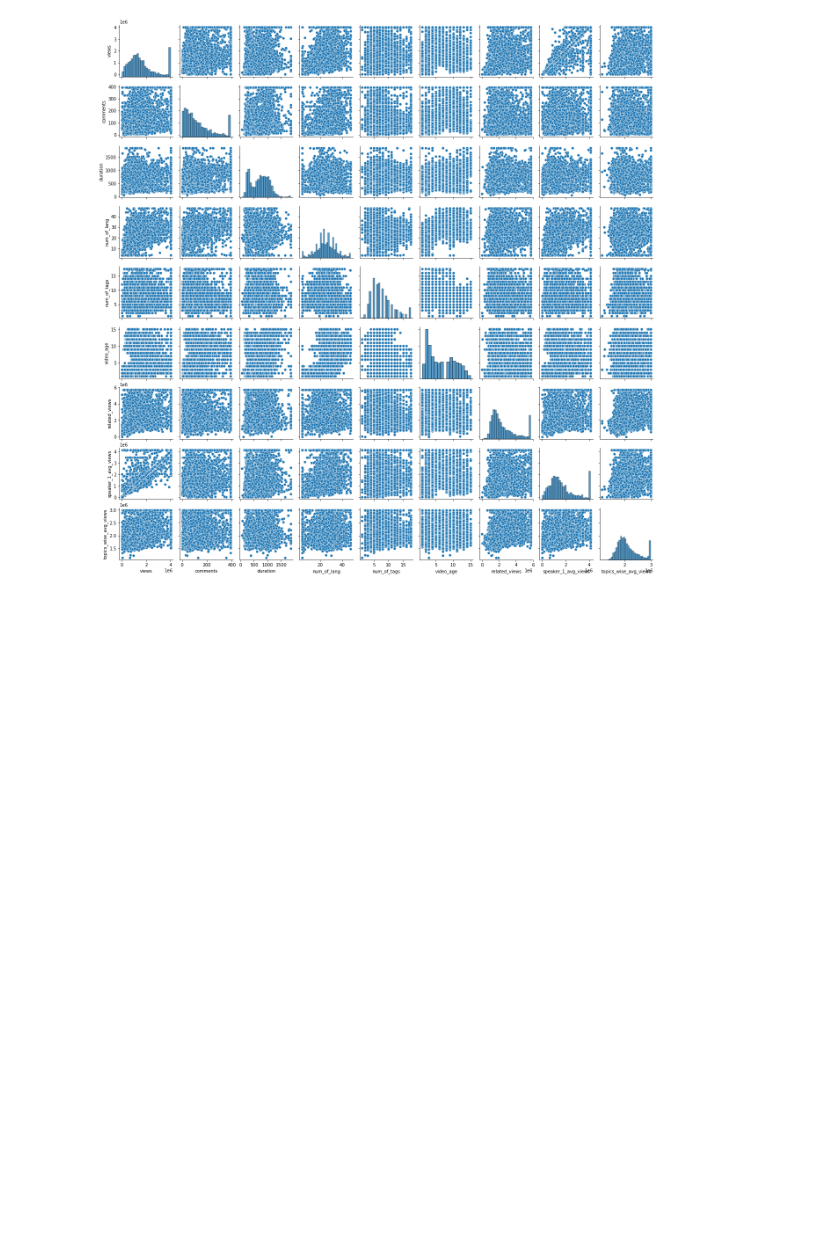
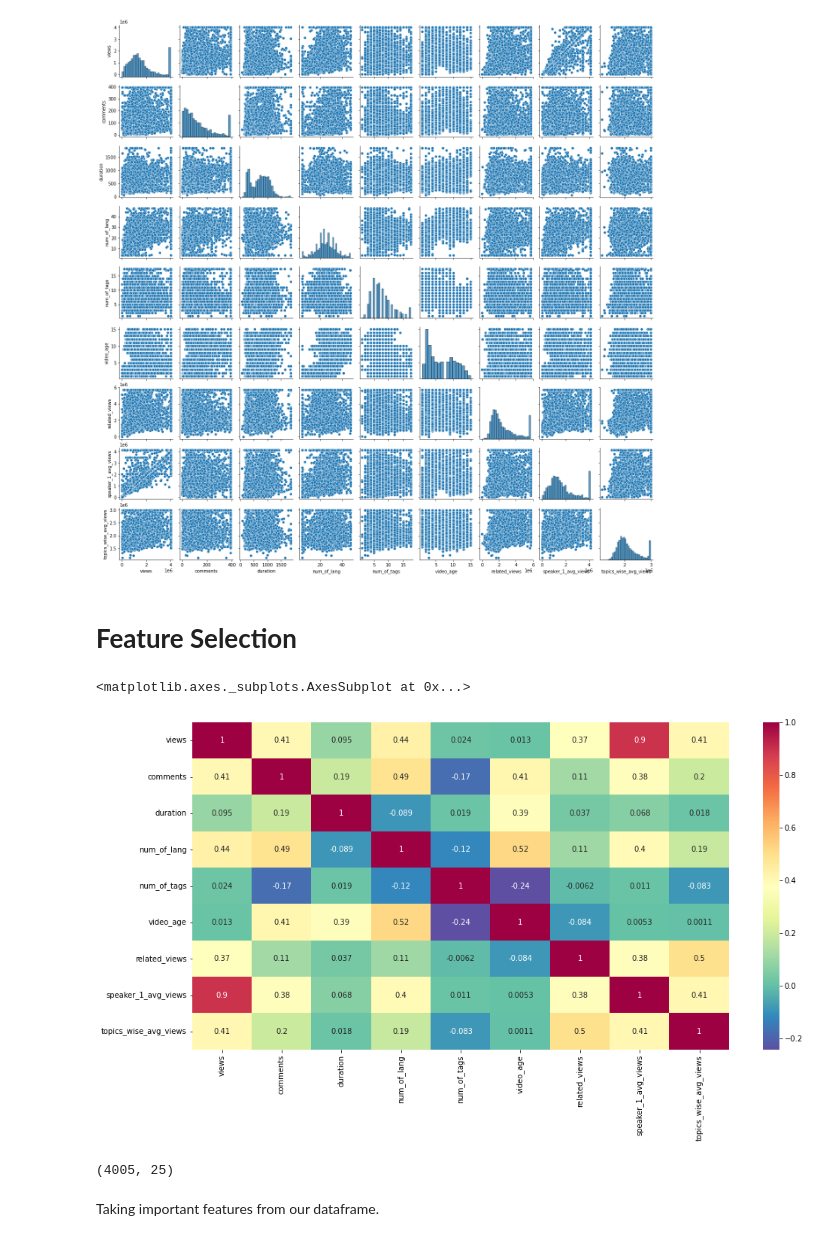
Before and after one commit to Gayatri-Surapaneni/Ted-Talks-Views-Prediction-ML, a Jupyter notebook: Copy_of_Ted_Talk_Views_Prediction_ML_Project_Gayatri_S.ipynb, the cells around one changed output. Saved outputs shown, nothing was run; the diff lists cells and outputs as text; code cells hidden in the pictures; blank space fills up the shorter version.

```diff
--- a/Copy_of_Ted_Talk_Views_Prediction_ML_Project_Gayatri_S.ipynb
+++ b/Copy_of_Ted_Talk_Views_Prediction_ML_Project_Gayatri_S.ipynb
@@ -823,3 +823,19 @@ sns.pairplot(num_df,size=2)
 # %% [output]
 <seaborn.axisgrid.PairGrid at 0x...>
 [figure]
+# %% [markdown]
+# **Feature Selection**
+# %%
+# Lets look at the correlation matrix now.
+fig = plt.figure(figsize=(16,8))
+ax = fig.add_subplot(111)
+sns.heatmap(num_df.corr(),annot=True, cmap='Spectral_r')
+# %% [output]
+<matplotlib.axes._subplots.AxesSubplot at 0x...>
+[figure, added]
+# %%
+df.shape
+# %% [output]
+(4005, 25)
+# %% [markdown]
+Taking important features from our dataframe.
```
Also changed, not shown: parts of 29 cells of this notebook.
